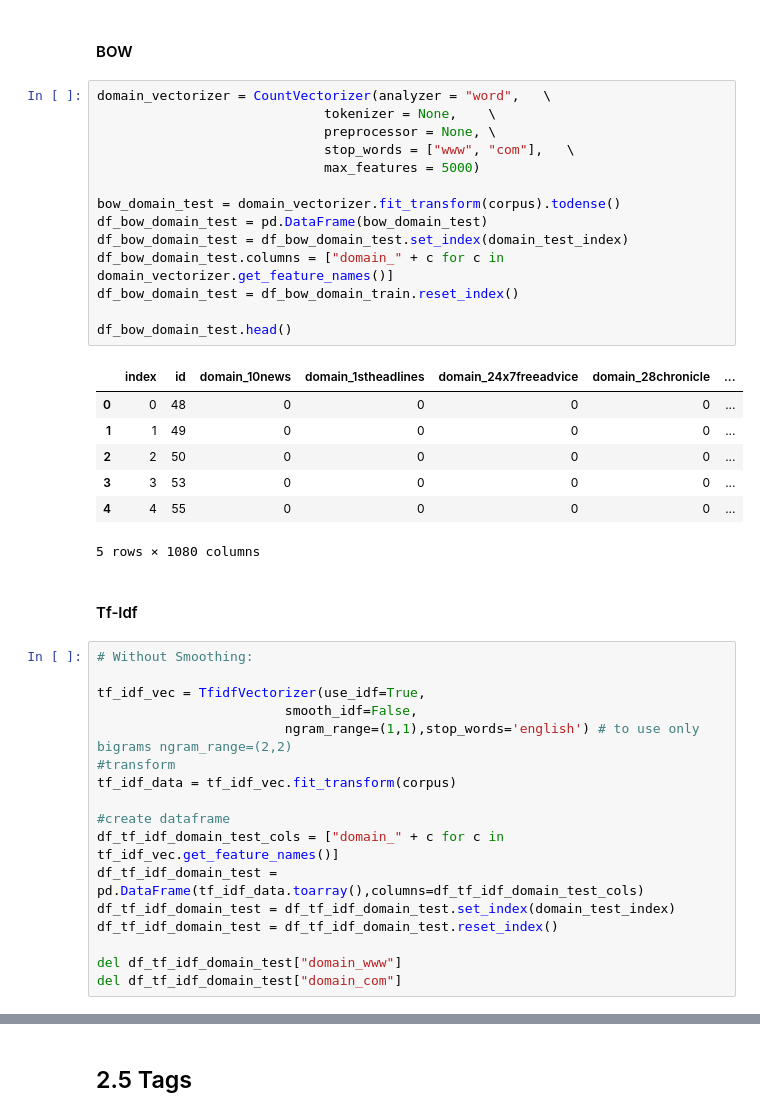
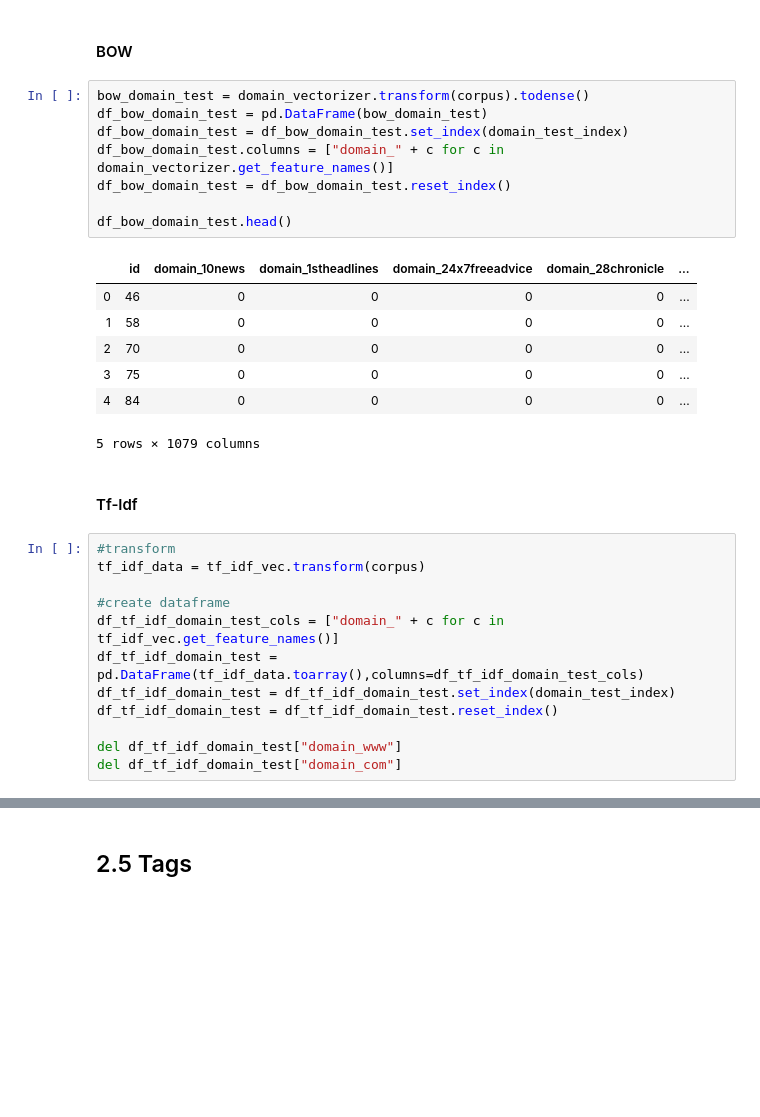
Before and after one commit to anichucai/7506-Datos-datos-tp2, a Jupyter notebook: Features.ipynb, the cells around one changed output, grey strips where cells are left out. Saved outputs shown, nothing was run; the diff lists cells and outputs as text; blank space fills up the shorter version.

```diff
--- a/Features.ipynb
+++ b/Features.ipynb
@@ -1674,37 +1637,26 @@ corpus = list(links_test['links_domain_str'].dropna())
 # %% [markdown]
 #### BOW
 # %%
-domain_vectorizer = CountVectorizer(analyzer = "word",   \
-                             tokenizer = None,    \
-                             preprocessor = None, \
-                             stop_words = ["www", "com"],   \
-                             max_features = 5000)
-
-bow_domain_test = domain_vectorizer.fit_transform(corpus).todense()
+bow_domain_test = domain_vectorizer.transform(corpus).todense()
 df_bow_domain_test = pd.DataFrame(bow_domain_test)
 df_bow_domain_test = df_bow_domain_test.set_index(domain_test_index)
 df_bow_domain_test.columns = ["domain_" + c for c in domain_vectorizer.get_feature_names()]
-df_bow_domain_test = df_bow_domain_train.reset_index()
+df_bow_domain_test = df_bow_domain_test.reset_index()
 
 df_bow_domain_test.head()
 # %% [output]
-|  | index | id | domain_10news | domain_1stheadlines | domain_24x7freeadvice | domain_28chronicle | ... |
-| 0 | 0 | 48 | 0 | 0 | 0 | 0 | ... |
-| 1 | 1 | 49 | 0 | 0 | 0 | 0 | ... |
-| 2 | 2 | 50 | 0 | 0 | 0 | 0 | ... |
-| 3 | 3 | 53 | 0 | 0 | 0 | 0 | ... |
-| 4 | 4 | 55 | 0 | 0 | 0 | 0 | ... |
+|  | id | domain_10news | domain_1stheadlines | domain_24x7freeadvice | domain_28chronicle | ... |
+| 0 | 46 | 0 | 0 | 0 | 0 | ... |
+| 1 | 58 | 0 | 0 | 0 | 0 | ... |
+| 2 | 70 | 0 | 0 | 0 | 0 | ... |
+| 3 | 75 | 0 | 0 | 0 | 0 | ... |
+| 4 | 84 | 0 | 0 | 0 | 0 | ... |
-5 rows × 1080 columns
+5 rows × 1079 columns
 # %% [markdown]
 #### Tf-Idf
 # %%
-# Without Smoothing:
-
-tf_idf_vec = TfidfVectorizer(use_idf=True,
-                        smooth_idf=False,
-                        ngram_range=(1,1),stop_words='english') # to use only  bigrams ngram_range=(2,2)
 #transform
-tf_idf_data = tf_idf_vec.fit_transform(corpus)
+tf_idf_data = tf_idf_vec.transform(corpus)
 
 #create dataframe
 df_tf_idf_domain_test_cols = ["domain_" + c for c in tf_idf_vec.get_feature_names()]
```
Also changed, not shown: parts of 66 cells of this notebook, 19 other files.
